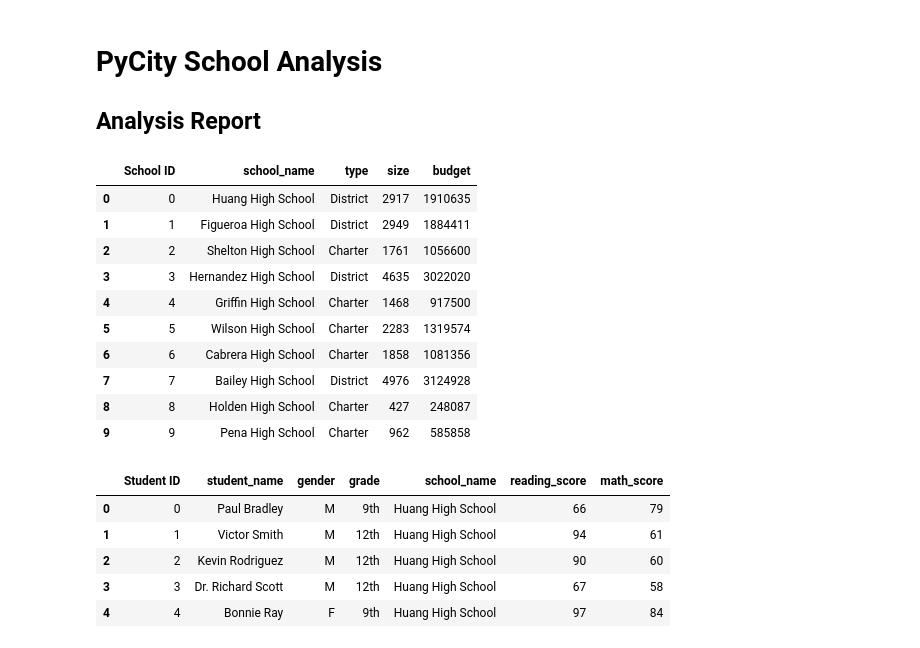
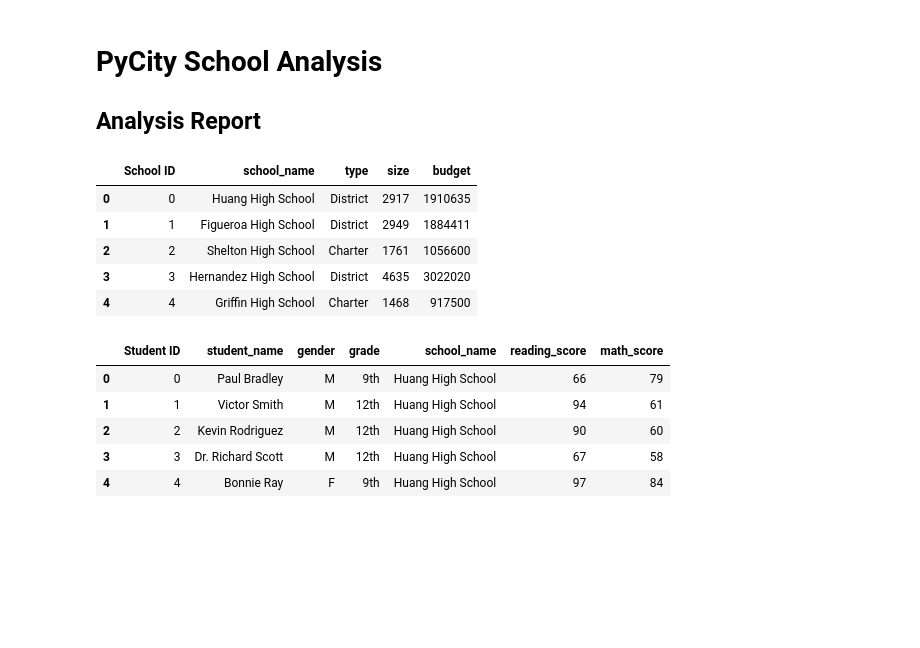
Before and after one commit to RJBarker/pandas-challenge, a Jupyter notebook: PyCitySchools/PyCitySchools.ipynb, the cells around one changed output. Drawn from its saved outputs; the diff is of its cells as text; code cells hidden in the pictures; blank space fills up the shorter version.

Commit message:
Adjustments made to code in PyCitySchools.ipynb

```diff
--- a/PyCitySchools/PyCitySchools.ipynb
+++ b/PyCitySchools/PyCitySchools.ipynb
@@ -16,19 +16,14 @@ school_df = pd.read_csv(school_file)
 student_df = pd.read_csv(student_file)
 # %%
 # Check the school_df has been created without error
-school_df.head(10)
+school_df.head()
 # %% [output]
 |  | School ID | school_name | type | size | budget |
 | 0 | 0 | Huang High School | District | 2917 | 1910635 |
 | 1 | 1 | Figueroa High School | District | 2949 | 1884411 |
 | 2 | 2 | Shelton High School | Charter | 1761 | 1056600 |
 | 3 | 3 | Hernandez High School | District | 4635 | 3022020 |
 | 4 | 4 | Griffin High School | Charter | 1468 | 917500 |
-| 5 | 5 | Wilson High School | Charter | 2283 | 1319574 |
-| 6 | 6 | Cabrera High School | Charter | 1858 | 1081356 |
-| 7 | 7 | Bailey High School | District | 4976 | 3124928 |
-| 8 | 8 | Holden High School | Charter | 427 | 248087 |
-| 9 | 9 | Pena High School | Charter | 962 | 585858 |
 # %%
 # Check the student_df has been created without error
 student_df.head()
```
Also changed, not shown: parts of 11 cells of this notebook.
